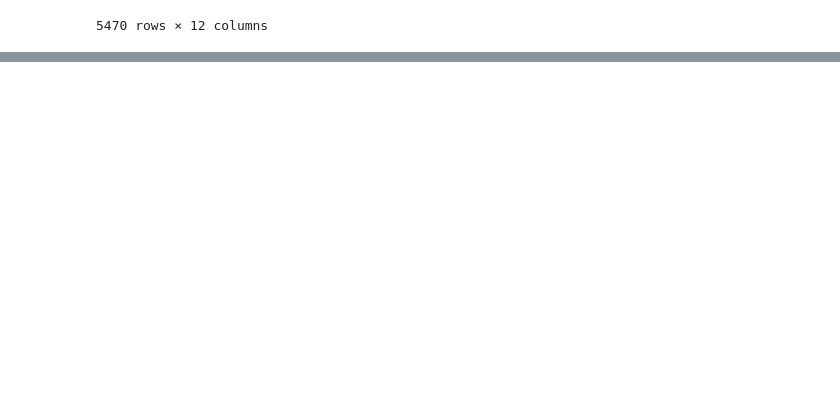
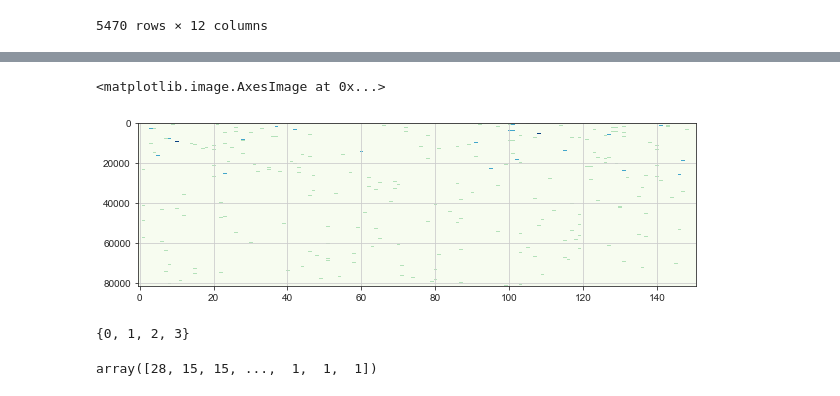
Before and after one commit to sbnb-irb/covid19, a Jupyter notebook: notebooks/explore.ipynb, the cells around one changed output, grey strips where cells are left out. Cells and saved outputs as stored; diff of their text form; code cells hidden in the pictures; blank space fills up the shorter version.

```diff
--- a/notebooks/explore.ipynb
+++ b/notebooks/explore.ipynb
@@ -139,0 +196,31 @@ load_df(simtype="cc", evidence=1, moa=3, sort_by="lpv_4")
+# %%
+cutoffs = {
+    "lpv_5": ranks.shape[0] * 1e-5,
+    "lpv_4": ranks.shape[0] * 1e-4,
+    "lpv_3": ranks.shape[0] * 1e-3
+}
+
+def cutoffed_ranks(ranks):
+    ranks[ranks == -1] = 100000
+    ranks[np.logical_and(ranks < cutoffs["lpv_5"], ranks > 0)] = -3
+    ranks[np.logical_and(ranks < cutoffs["lpv_4"], ranks > 0)] = -2
+    ranks[np.logical_and(ranks < cutoffs["lpv_3"], ranks > 0)] = -1
+    ranks[ranks >= 0] = 0
+    ranks = ranks*(-1)
+    return ranks
+
+def trim_ranks(ranks):
+    return ranks[np.sum(ranks, axis=1) > 0]
+
+ranks = cutoffed_ranks(ranks)
+ranks = trim_ranks(ranks)
+# %%
+idxs_i = np.argsort(-np.sum(ranks, axis=1))
+idxs_j = np.argsort(-np.sum(ranks, axis=0))
+# %%
+fig, ax = plt.subplots(1,1,figsize=(10,3))
+
+ax.imshow(ranks[idxs_i][:,idxs_j], aspect="auto", cmap="GnBu")
+# %% [output]
+<matplotlib.image.AxesImage at 0x...>
+[figure, added]
@@ -139,0 +229,8 @@ load_df(simtype="cc", evidence=1, moa=3, sort_by="lpv_4")
+# %%
+set(rr.ravel())
+# %% [output]
+{0, 1, 2, 3}
+# %%
+np.sum(rr, axis=1)
+# %% [output]
+array([28, 15, 15, ...,  1,  1,  1])
```
Also changed, not shown: parts of 11 cells of this notebook, 1 other file.
